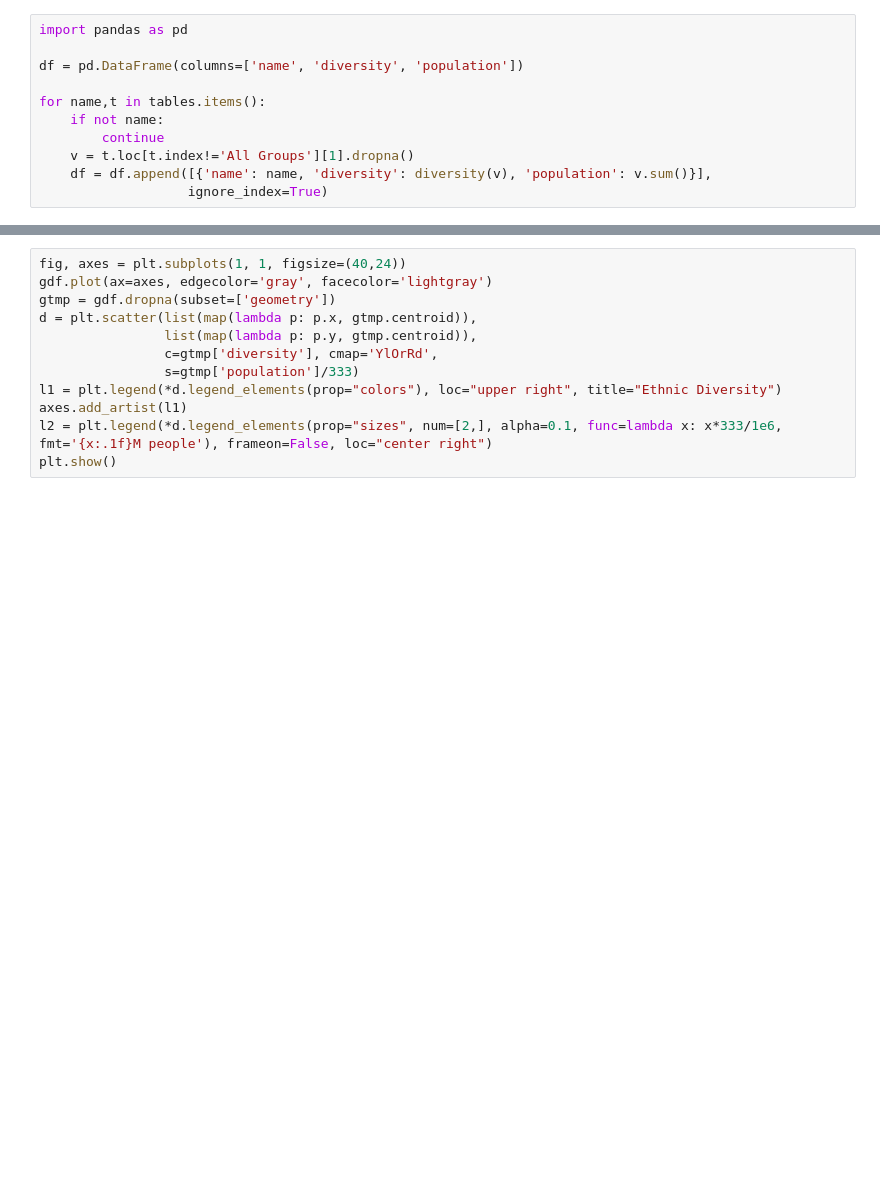
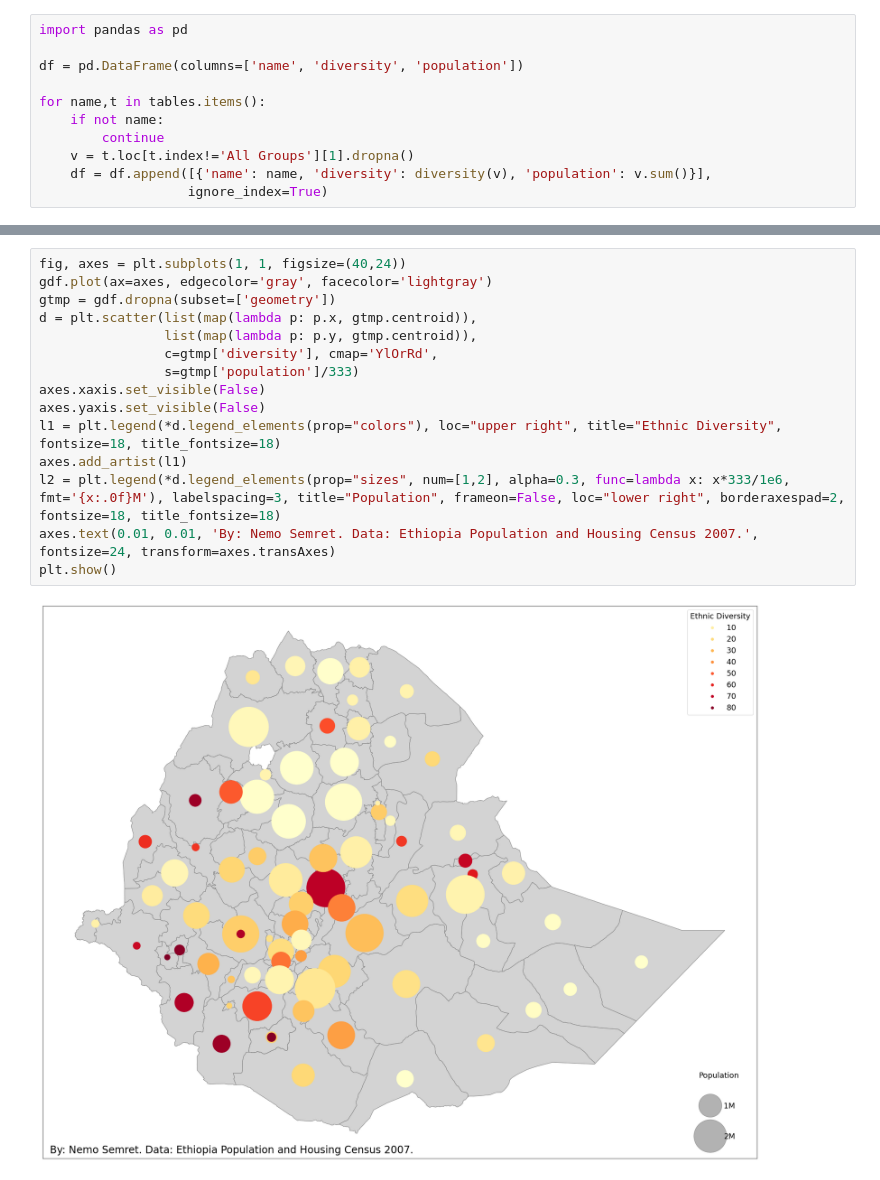
Before and after one commit to nemozen/et-census, a Jupyter notebook: ethnogeography.ipynb, the cells around one changed output, grey strips where cells are left out. Drawn from its saved outputs; the diff is of its cells as text; blank space fills up the shorter version.

```diff
--- a/ethnogeography.ipynb
+++ b/ethnogeography.ipynb
@@ -80,14 +84,19 @@ plt.show()
 # %%
 fig, axes = plt.subplots(1, 1, figsize=(40,24))
 gdf.plot(ax=axes, edgecolor='gray', facecolor='lightgray')
 gtmp = gdf.dropna(subset=['geometry'])
 d = plt.scatter(list(map(lambda p: p.x, gtmp.centroid)),
                 list(map(lambda p: p.y, gtmp.centroid)),
                 c=gtmp['diversity'], cmap='YlOrRd',
                 s=gtmp['population']/333)
-l1 = plt.legend(*d.legend_elements(prop="colors"), loc="upper right", title="Ethnic Diversity")
+axes.xaxis.set_visible(False)
+axes.yaxis.set_visible(False)
+l1 = plt.legend(*d.legend_elements(prop="colors"), loc="upper right", title="Ethnic Diversity", fontsize=18, title_fontsize=18)
 axes.add_artist(l1)
-l2 = plt.legend(*d.legend_elements(prop="sizes", num=[2,], alpha=0.1, func=lambda x: x*333/1e6, fmt='{x:.1f}M people'), frameon=False, loc="center right")
+l2 = plt.legend(*d.legend_elements(prop="sizes", num=[1,2], alpha=0.3, func=lambda x: x*333/1e6, fmt='{x:.0f}M'), labelspacing=3, title="Population", frameon=False, loc="lower right", borderaxespad=2, fontsize=18, title_fontsize=18)
+axes.text(0.01, 0.01, 'By: Nemo Semret. Data: Ethiopia Population and Housing Census 2007.', fontsize=24, transform=axes.transAxes)
 plt.show()
+# %% [output]
+[figure, added]
 # %%
 rdf.dropna(subset=['region_id'])[['name','diversity', 'population']].sort_values(by='diversity', ascending=False).set_index('name').iloc[:10]
```
Also changed, not shown: parts of 4 cells of this notebook.
